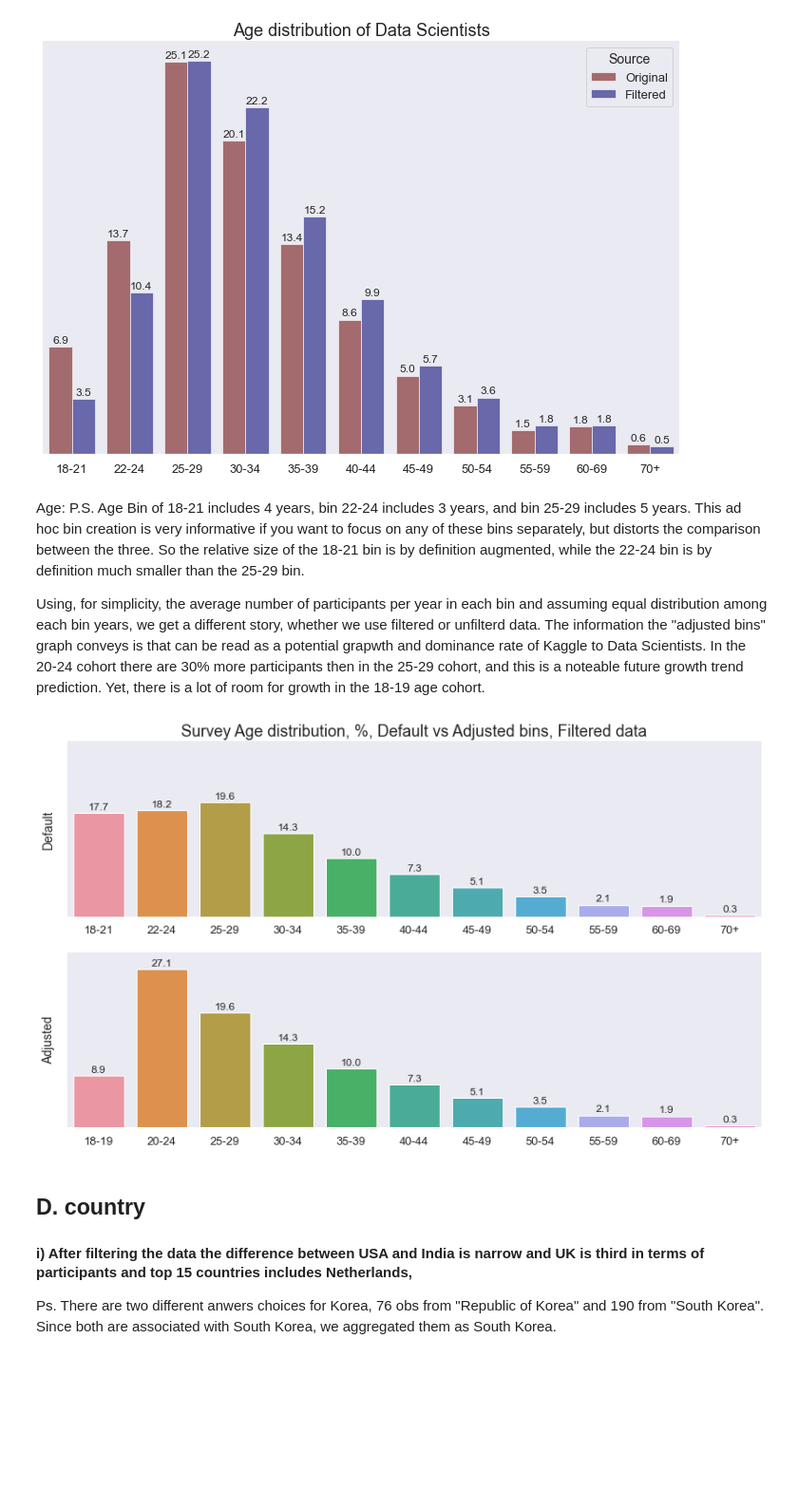
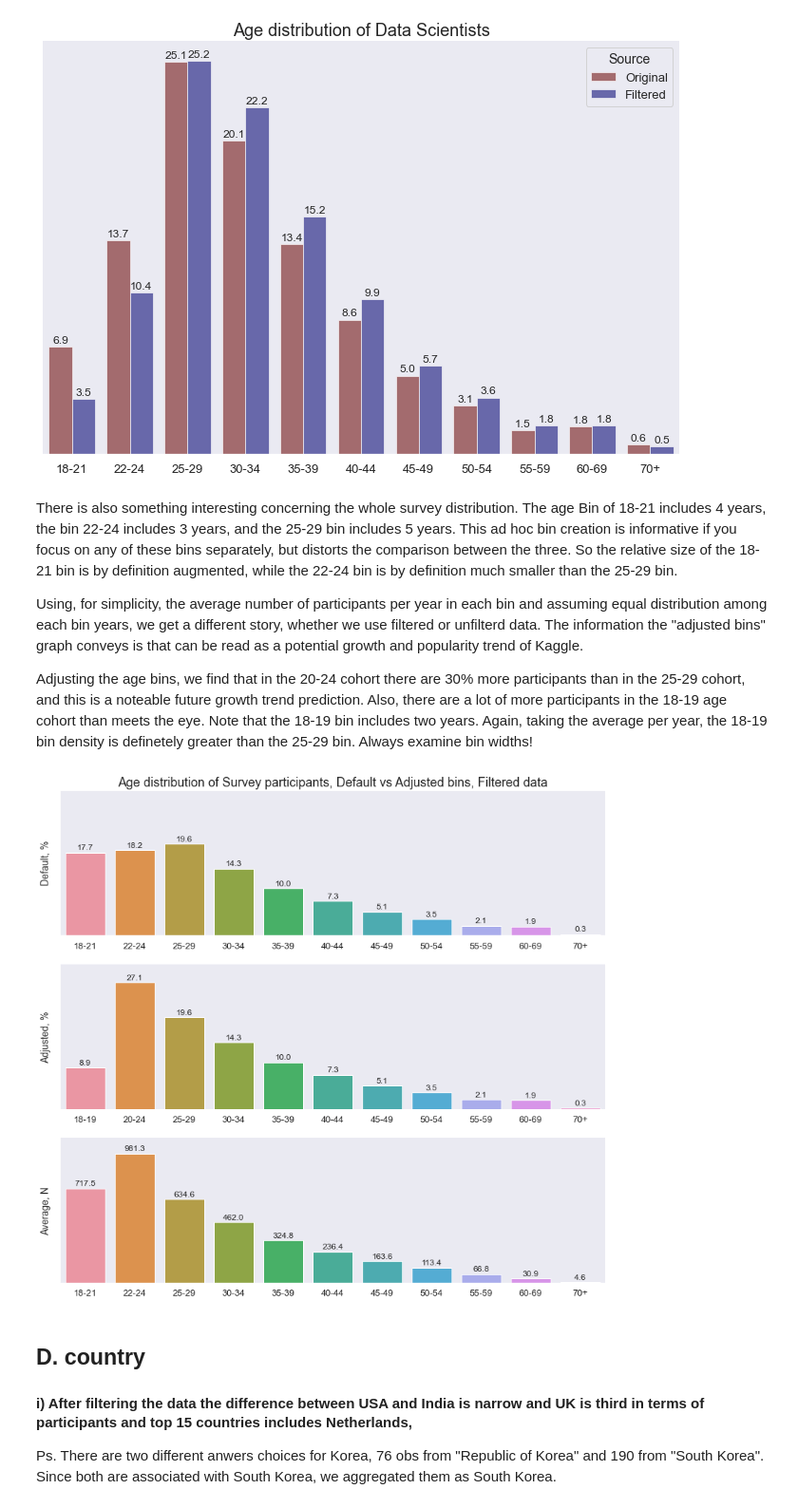
Before and after one commit to argythana/dsml_survey_20, a Jupyter notebook: notebooks/submit_draft.ipynb, the cells around one changed output. Shown at 95% size. Saved outputs shown, nothing was run; the diff lists cells and outputs as text; code cells hidden in the pictures; blank space fills up the shorter version.

Commit message:
Reword introduction and add 3 subplots for age distribution

```diff
--- a/notebooks/submit_draft.ipynb
+++ b/notebooks/submit_draft.ipynb
@@ -402,30 +402,31 @@ kglib.sns_plot_value_count_comparison(
 # %% [output]
 [figure]
 # %% [markdown]
-Age: P.S.
-Age Bin of 18-21 includes 4 years, bin 22-24 includes 3 years, and bin 25-29 includes 5 years.
-This ad hoc bin creation is very informative if you want to focus on any of these bins separately, but distorts the comparison between the three. So the relative size of the 18-21 bin is by definition augmented, while the 22-24 bin is by definition much smaller than the 25-29 bin.
+There is also something interesting concerning the whole survey distribution.
+The age Bin of 18-21 includes 4 years, the bin 22-24 includes 3 years, and the 25-29 bin includes 5 years.
+This ad hoc bin creation is informative if you focus on any of these bins separately, but distorts the comparison between the three. So the relative size of the 18-21 bin is by definition augmented, while the 22-24 bin is by definition much smaller than the 25-29 bin.
 
 
 Using, for simplicity, the average number of participants per year in each bin and assuming equal distribution among each bin years, we get a different story, whether we use filtered or unfilterd data.
-The information the "adjusted bins" graph conveys is that can be read as a potential grapwth and dominance rate of Kaggle to Data Scientists.
-In the 20-24 cohort there are 30% more participants then in the 25-29 cohort, and this is a noteable future growth trend prediction.
-Yet, there is a lot of room for growth in the 18-19 age cohort.
+The information the "adjusted bins" graph conveys is that can be read as a potential growth and popularity trend of Kaggle.
+
+Adjusting the age bins, we find that in the 20-24 cohort there are 30% more participants than in the 25-29 cohort, and this is a noteable future growth trend prediction.
+Also, there are a lot of more participants in the 18-19 age cohort than meets the eye. Note that the 18-19 bin includes two years. Again, taking the average per year, the 18-19 bin density is definetely greater than the 25-29 bin. Always examine bin widths!
 # %%
 reload_kglib()
 dataset = fdf
 kglib.sns_plot_age_distribution(
     dataset,
     width=14,
-    height=12,
-    title="Survey Age distribution, %, Default vs Adjusted bins, Filtered data"
+    height=13,
+    title="Age distribution of Survey participants, Default vs Adjusted bins, Filtered data"
 )
 
 #for unfiltered data we set:
 # dataset = udf
 # kglib.sns_plot_age_distribution(dataset, width=14, height=12,title="Survey Age distribution - Default VS Proposed bins, Uniltered data")
 # %% [output]
-[figure, old version]
+[figure, new version]
 # %% [markdown]
 ## D. country
 
```
Also changed, not shown: parts of 5 cells of this notebook.
